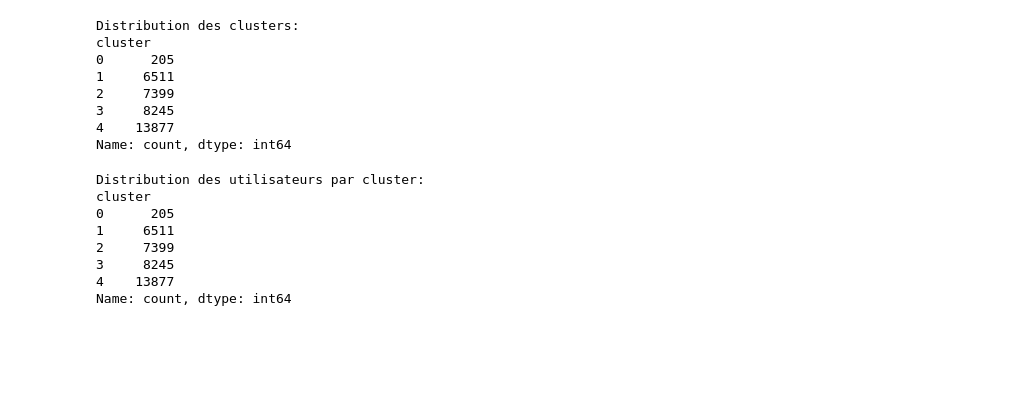
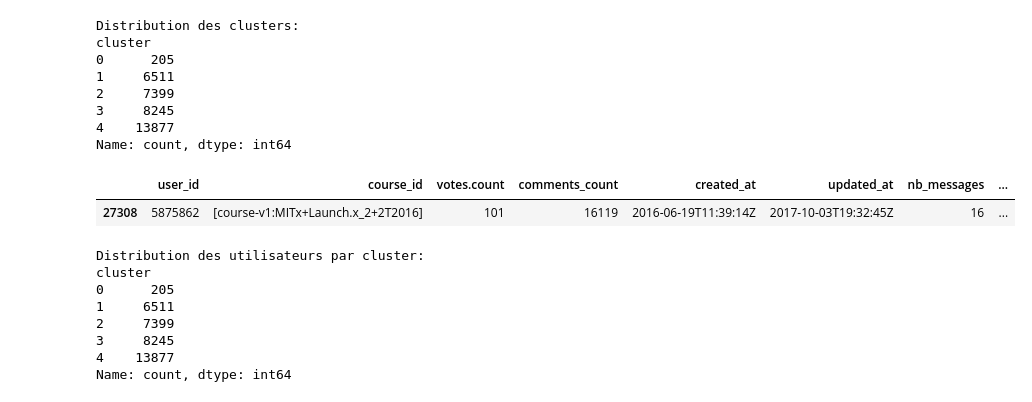
Before and after one commit to MelodyDuplaix/projet_mooc_test, a Jupyter notebook: notebooks/test_clustering_etudiant.ipynb, the cells around one changed output. Saved outputs shown, nothing was run; the diff lists cells and outputs as text; code cells hidden in the pictures; blank space fills up the shorter version.

Commit message:
update clustering etudiant

```diff
--- a/notebooks/test_clustering_etudiant.ipynb
+++ b/notebooks/test_clustering_etudiant.ipynb
@@ -638,6 +626,11 @@ cluster
 3     8245
 4    13877
 Name: count, dtype: int64
+# %%
+df_clustered[df_clustered['cluster']==4]
+# %% [output]
+|  | user_id | course_id | votes.count | comments_count | created_at | updated_at | nb_messages | ... |
+| 27308 | 5875862 | [course-v1:MITx+Launch.x_2+2T2016] | 101 | 16119 | 2016-06-19T11:39:14Z | 2017-10-03T19:32:45Z | 16 | ... |
 # %%
 # Cellule 6: Analyser les clusters
 import seaborn as sns
```
Also changed, not shown: parts of 2 cells of this notebook.
